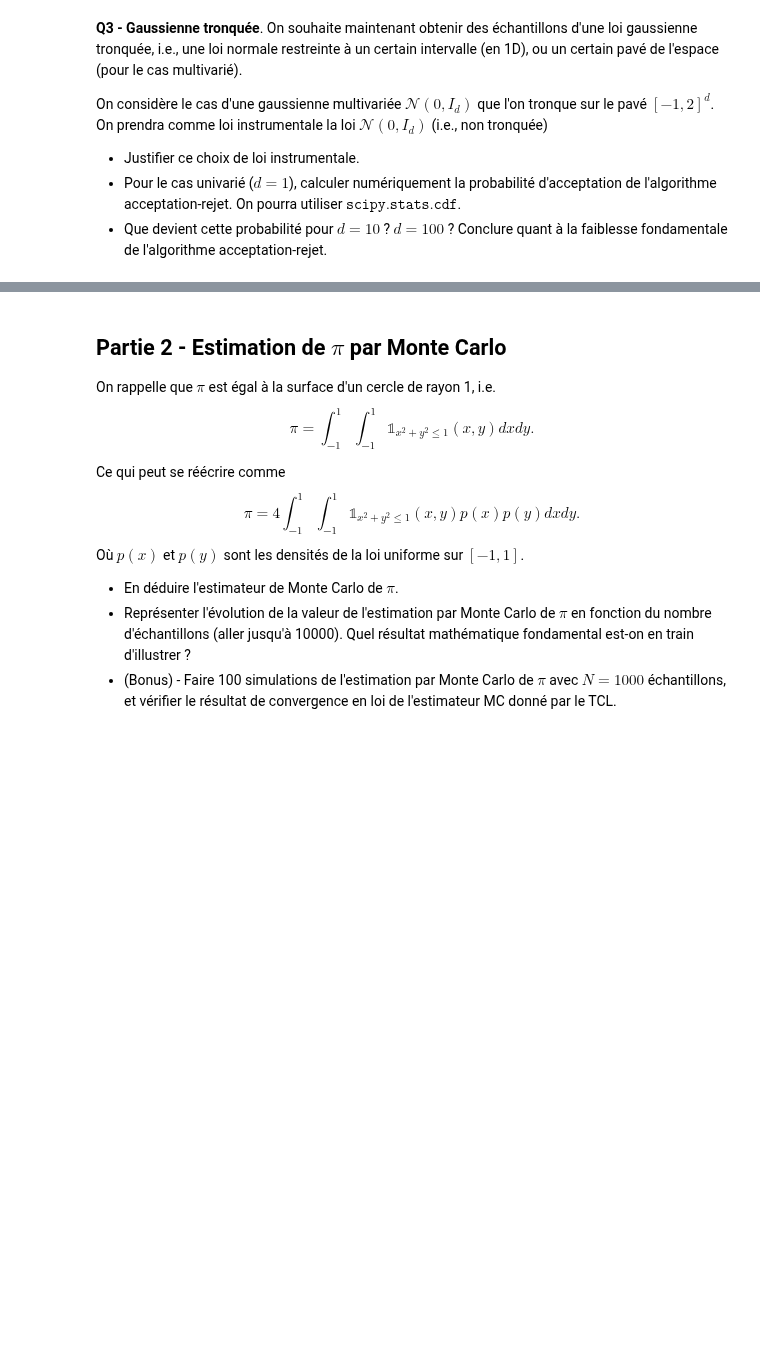
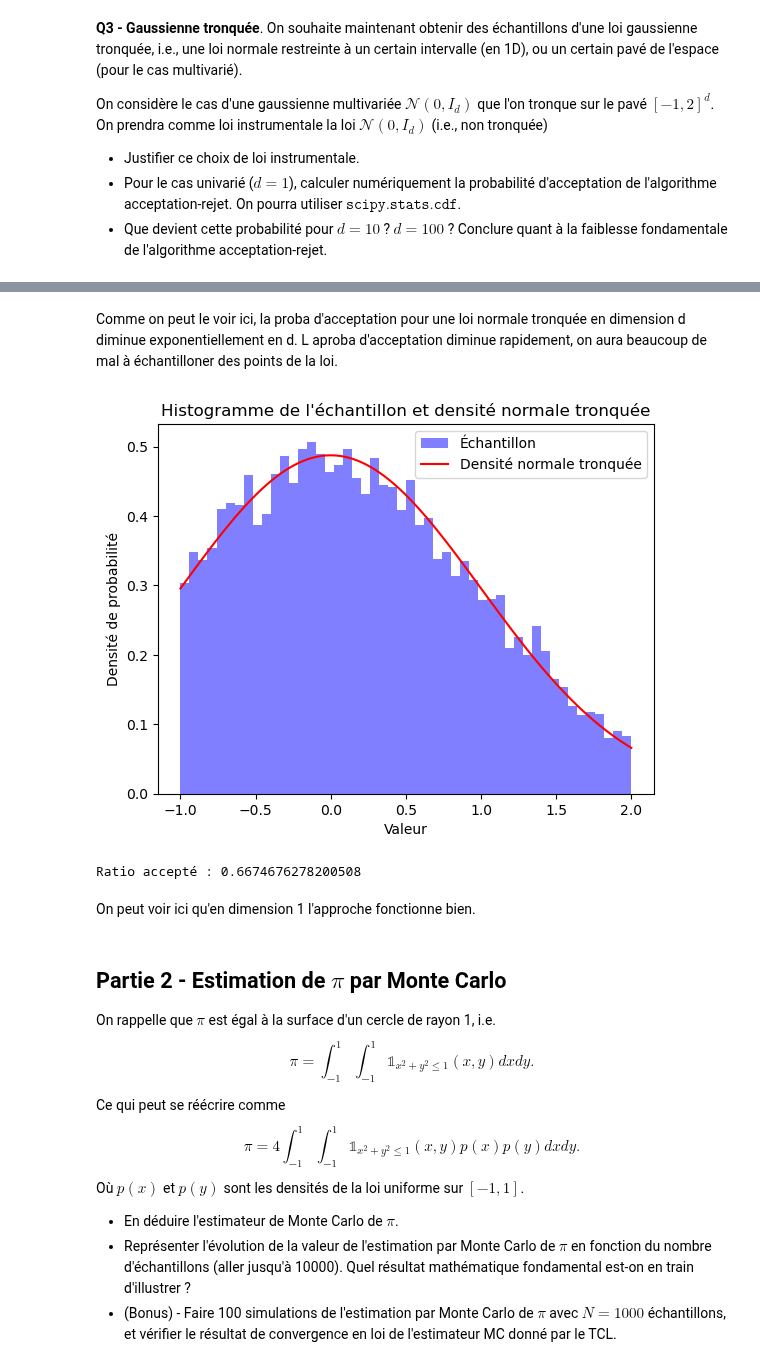
Before and after one commit to benech17/Estimation-SDIA, a Jupyter notebook: tp1b-Benichou_Bonnefoy.ipynb, the cells around one changed output, grey strips where cells are left out. Saved outputs shown, nothing was run; the diff lists cells and outputs as text; code cells hidden in the pictures; blank space fills up the shorter version.

```diff
--- a/tp1b-Benichou_Bonnefoy.ipynb
+++ b/tp1b-Benichou_Bonnefoy.ipynb
@@ -129,3 +183,41 @@ On considère le cas d'une gaussienne multivariée $\mathcal{N}(0, I_d)$ que l'o
+# %% [markdown]
+Comme on peut le voir ici, la proba d'acceptation pour une loi normale tronquée en dimension d diminue exponentiellement en d. L aproba d'acceptation diminue rapidement, on aura beaucoup de mal à échantilloner des points de la loi.
+# %%
+
+N = 10000
+n = 0
+i = 0
+m = 1 / p_a
+
+X = np.zeros(N)
+while n < N:
+    i += 1
+    # Obtenir U à partir de la distribution normale tronquée à [-1, 2]
+    U = stats.truncnorm.rvs(-1, 2, loc=0, scale=1)
+    x = np.random.uniform(0, m * stats.truncnorm.pdf(U, -1, 2, loc=0, scale=1))
+    if x <= stats.norm.pdf(U):  # Use stats.norm.pdf instead of np.random.normal
+        X[n] = U
+        n += 1
+
+# Tracer l'histogramme de l'échantillon
+plt.hist(X, bins=50, density=True, alpha=0.5, color='blue', label='Échantillon')
+
+# Tracer la densité de la distribution normale tronquée
+x_values = np.linspace(-1, 2, 100)
+plt.plot(x_values, stats.truncnorm.pdf(x_values, -1, 2, loc=0, scale=1), 'r-', label='Densité normale tronquée')
+
+plt.title("Histogramme de l'échantillon et densité normale tronquée")
+plt.xlabel("Valeur")
+plt.ylabel("Densité de probabilité")
+plt.legend()
+plt.show()
+
+print('Ratio accepté :', N/i)
+# %% [output]
+[figure, added]
+Ratio accepté : 0.6674676278200508
+# %% [markdown]
+On peut voir ici qu'en dimension 1 l'approche fonctionne bien.
 # %% [markdown]
 ## Partie 2 - Estimation de $\pi$ par Monte Carlo
 
```
Also changed, not shown: parts of 27 cells of this notebook.
